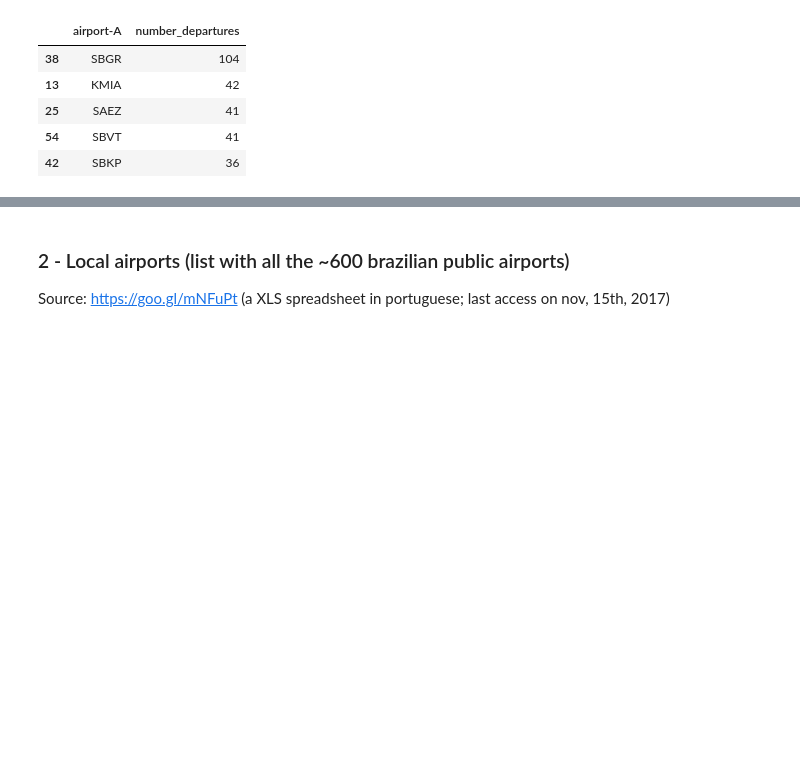
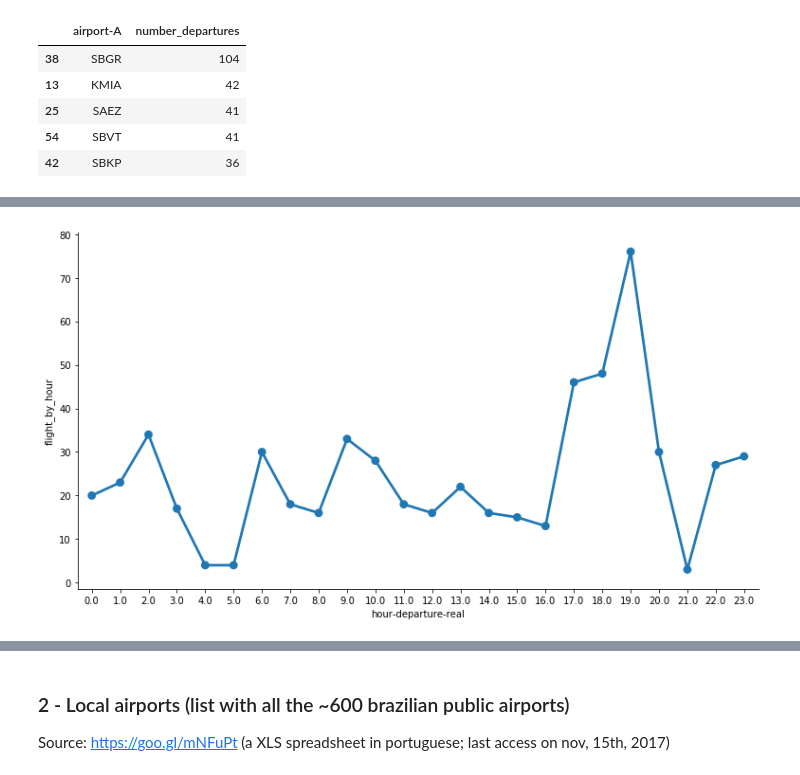
Before and after one commit to davicsilva/dsintensive, a Jupyter notebook: notebooks/capstone-flightDelay-sampleDataSet.ipynb, the cells around one changed output, grey strips where cells are left out. Cells and saved outputs as stored; diff of their text form; code cells hidden in the pictures; blank space fills up the shorter version.

```diff
--- a/notebooks/capstone-flightDelay-sampleDataSet.ipynb
+++ b/notebooks/capstone-flightDelay-sampleDataSet.ipynb
@@ -79,0 +85,7 @@ y_pos = np.arange(len(bars))
+# %%
+# Get the hour of 'real depature' datetime
+# See .dt acessor (http://pandas.pydata.org/pandas-docs/stable/basics.html#basics-dt-accessors)
+flights['hour-departure-est'] = flights['departure-est'].dt.hour
+flights['hour-departure-real'] = flights['departure-real'].dt.hour
+flights['hour-arrival-est'] = flights['arrival-est'].dt.hour
+flights['hour-arrival-real'] = flights['arrival-real'].dt.hour
@@ -79,0 +112,4 @@ y_pos = np.arange(len(bars))
+# %%
+df_busy_hours = flights.groupby(['hour-departure-real']).size().reset_index(name='flight_by_hour')
+# %%
+df_busy_hours.sort_values(by=['flight_by_hour'], ascending=False, inplace=True)
@@ -79,0 +125,4 @@ y_pos = np.arange(len(bars))
+# %%
+g = sns.factorplot(x="hour-departure-real", y="flight_by_hour", data=df_busy_hours, size=6, aspect=1.8)
+# %% [output]
+[figure, added]
```
Also changed, not shown: parts of 12 cells of this notebook, 4 other files.
